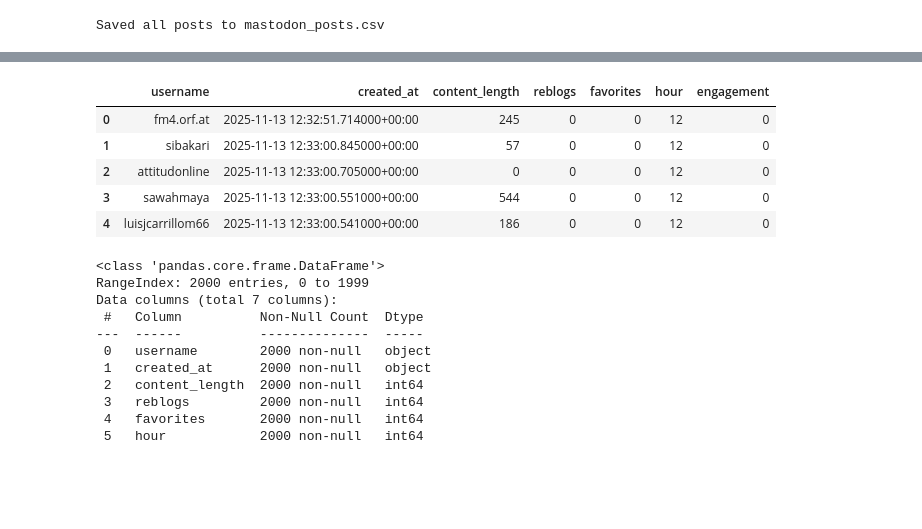
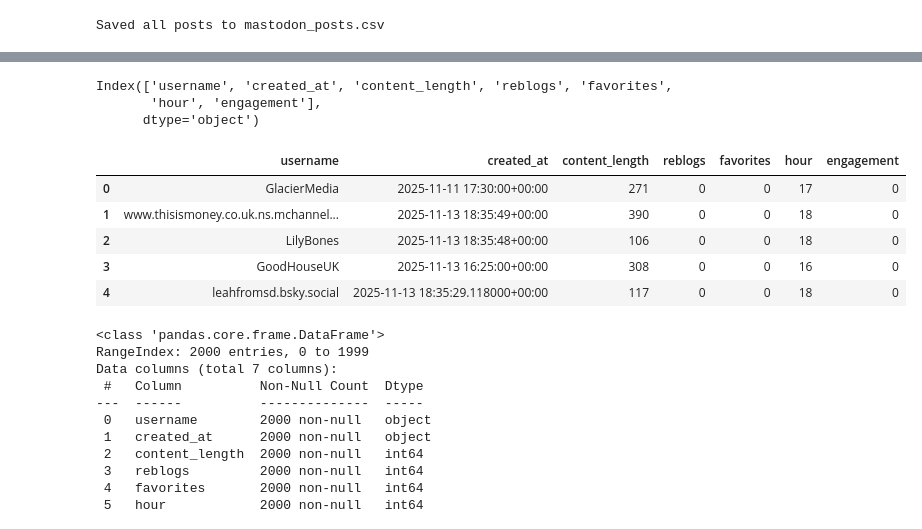
Before and after one commit to Lamees-F/Matsodon, a Jupyter notebook: Notebooks/posts.ipynb, the cells around one changed output, grey strips where cells are left out. Cells and saved outputs as stored; diff of their text form; code cells hidden in the pictures; blank space fills up the shorter version.

```diff
--- a/Notebooks/posts.ipynb
+++ b/Notebooks/posts.ipynb
@@ -148,13 +171,19 @@ print(f"\n Correlation between post length and engagement: {correlation:.2f}")
+# %%
+print(df.columns)
+# %% [output]
+Index(['username', 'created_at', 'content_length', 'reblogs', 'favorites',
+       'hour', 'engagement'],
+      dtype='object')
 # %%
-df = pd.read_csv("mastodon_posts.csv")
+df = pd.read_csv("../data/mastodon_posts.csv")
 df.head()
 # %% [output]
 |  | username | created_at | content_length | reblogs | favorites | hour | engagement |
-| 0 | fm4.orf.at | 2025-11-13 12:32:51.714000+00:00 | 245 | 0 | 0 | 12 | 0 |
-| 1 | sibakari | 2025-11-13 12:33:00.845000+00:00 | 57 | 0 | 0 | 12 | 0 |
-| 2 | attitudonline | 2025-11-13 12:33:00.705000+00:00 | 0 | 0 | 0 | 12 | 0 |
-| 3 | sawahmaya | 2025-11-13 12:33:00.551000+00:00 | 544 | 0 | 0 | 12 | 0 |
-| 4 | luisjcarrillom66 | 2025-11-13 12:33:00.541000+00:00 | 186 | 0 | 0 | 12 | 0 |
+| 0 | GlacierMedia | 2025-11-11 17:30:00+00:00 | 271 | 0 | 0 | 17 | 0 |
+| 1 | www.thisismoney.co.uk.ns.mchannel... | 2025-11-13 18:35:49+00:00 | 390 | 0 | 0 | 18 | 0 |
+| 2 | LilyBones | 2025-11-13 18:35:48+00:00 | 106 | 0 | 0 | 18 | 0 |
+| 3 | GoodHouseUK | 2025-11-13 16:25:00+00:00 | 308 | 0 | 0 | 16 | 0 |
+| 4 | leahfromsd.bsky.social | 2025-11-13 18:35:29.118000+00:00 | 117 | 0 | 0 | 18 | 0 |
 # %%
 df.info()
 # %% [output]
```
Also changed, not shown: parts of 14 cells of this notebook, 3 other files.
